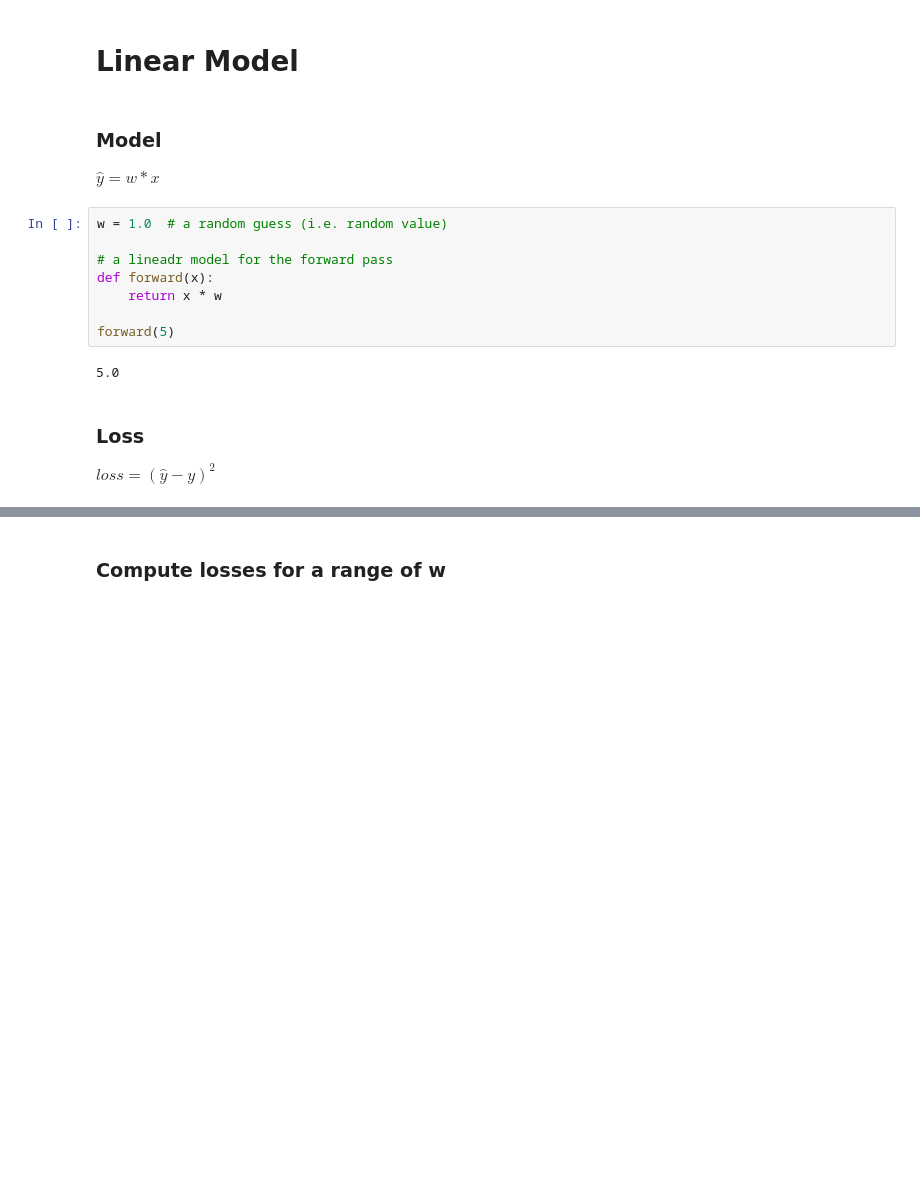
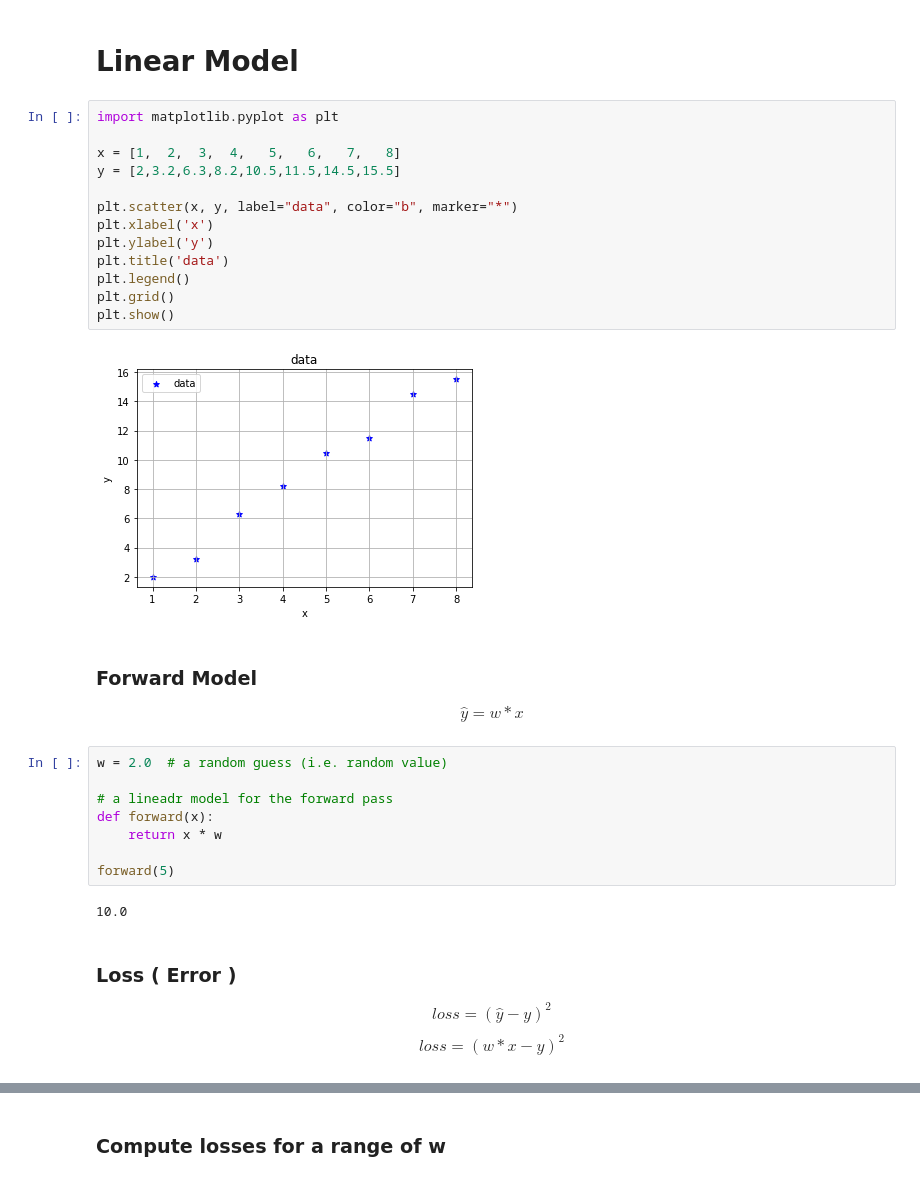
Before and after one commit to junji64/Deep-Learning-using-Pytorch-, a Jupyter notebook: 2. Linear Model.ipynb, the cells around one changed output, grey strips where cells are left out. Drawn from its saved outputs; the diff is of its cells as text; blank space fills up the shorter version.

```diff
--- a/2. Linear Model.ipynb
+++ b/2. Linear Model.ipynb
@@ -1,10 +1,25 @@
 # %% [markdown]
 # Linear Model
+# %%
+import matplotlib.pyplot as plt
+
+x = [1,  2,  3,  4,   5,   6,   7,   8]
+y = [2,3.2,6.3,8.2,10.5,11.5,14.5,15.5]
+
+plt.scatter(x, y, label="data", color="b", marker="*")
+plt.xlabel('x')
+plt.ylabel('y')
+plt.title('data')
+plt.legend()
+plt.grid()
+plt.show()
+# %% [output]
+[figure, added]
 # %% [markdown]
-### Model
-$ \hat{y} = w * x $
+### Forward Model
+$$ \hat{y} = w * x $$
 # %%
-w = 1.0  # a random guess (i.e. random value)
+w = 2.0  # a random guess (i.e. random value)
 
 # a lineadr model for the forward pass
 def forward(x):
@@ -12,10 +27,11 @@ def forward(x):
 
 forward(5)
 # %% [output]
-5.0
+10.0
 # %% [markdown]
-### Loss
-$ loss = (\hat{y} - y)^2 $
+### Loss ( Error )
+$$ loss = ( \hat{y} - y )^2 $$
+$$ loss = ( w * x - y ) ^2 $$
 # %%
 # Loss function
 def loss(x, y):
```
Also changed, not shown: parts of 6 cells of this notebook, 4 other files.
